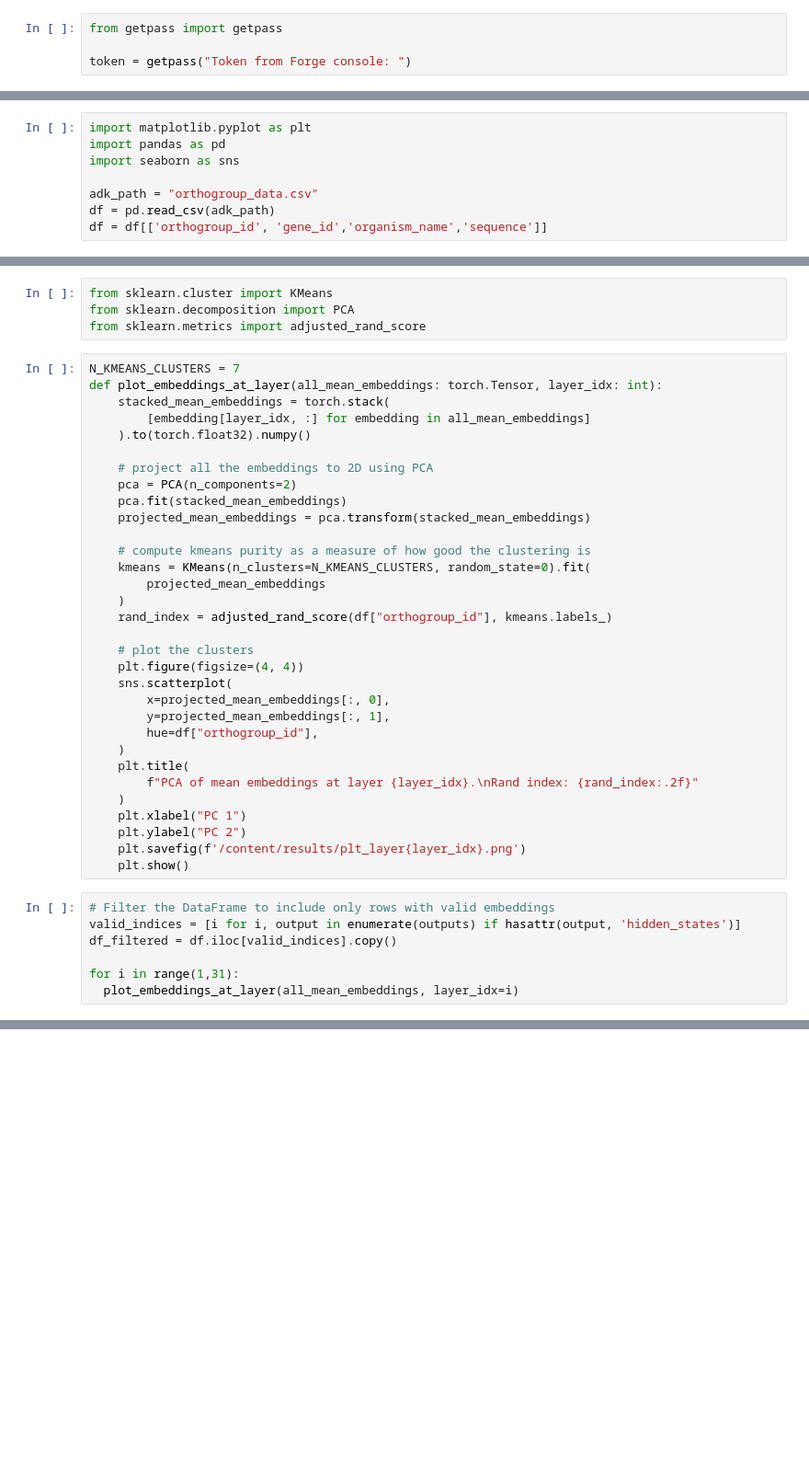
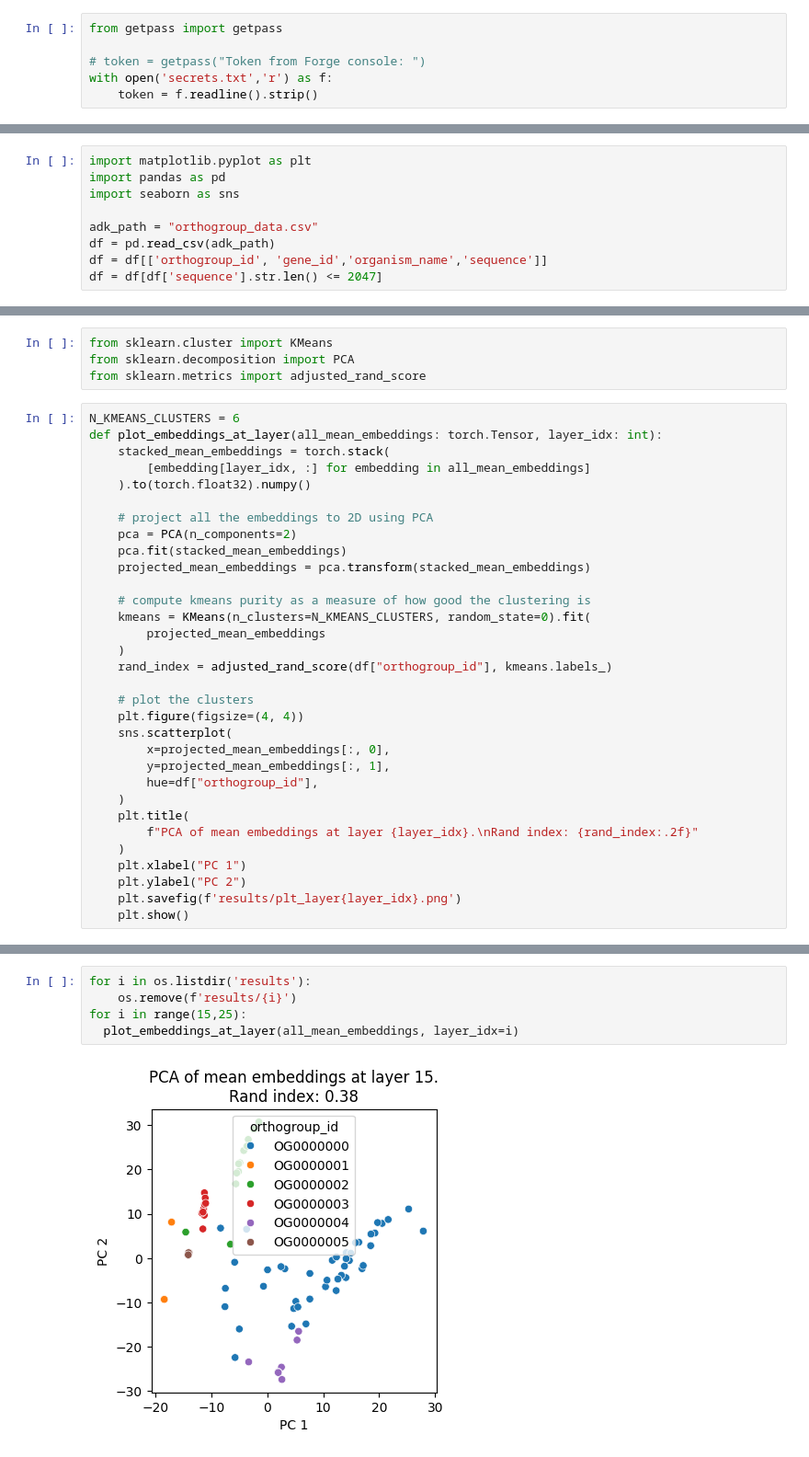
Before and after one commit to imsuraj675/EvoCluster, a Jupyter notebook: OrthoFinder_(Major_Project).ipynb, the cells around one changed output, grey strips where cells are left out. Shown at 92% size. Saved outputs shown, nothing was run; the diff lists cells and outputs as text; blank space fills up the shorter version.

```diff
--- a/OrthoFinder_(Major_Project).ipynb
+++ b/OrthoFinder_(Major_Project).ipynb
@@ -237,7 +237,9 @@ DataFrame head:
 # %%
 from getpass import getpass
 
-token = getpass("Token from Forge console: ")
+# token = getpass("Token from Forge console: ")
+with open('secrets.txt','r') as f:
+    token = f.readline().strip()
 # %%
 from esm.sdk import client
 
@@ -294,5 +296,6 @@ import seaborn as sns
 adk_path = "orthogroup_data.csv"
 df = pd.read_csv(adk_path)
 df = df[['orthogroup_id', 'gene_id','organism_name','sequence']]
+df = df[df['sequence'].str.len() <= 2047]
 # %%
 outputs = batch_embed(model, df["sequence"].tolist())
@@ -338,7 +313,7 @@ from sklearn.cluster import KMeans
 from sklearn.decomposition import PCA
 from sklearn.metrics import adjusted_rand_score
 # %%
-N_KMEANS_CLUSTERS = 7
+N_KMEANS_CLUSTERS = 6
 def plot_embeddings_at_layer(all_mean_embeddings: torch.Tensor, layer_idx: int):
     stacked_mean_embeddings = torch.stack(
         [embedding[layer_idx, :] for embedding in all_mean_embeddings]
@@ -367,12 +342,5 @@ def plot_embeddings_at_layer(all_mean_embeddings: torch.Tensor, layer_idx: int):
     )
     plt.xlabel("PC 1")
     plt.ylabel("PC 2")
-    plt.savefig(f'/content/results/plt_layer{layer_idx}.png')
+    plt.savefig(f'results/plt_layer{layer_idx}.png')
     plt.show()
-# %%
-# Filter the DataFrame to include only rows with valid embeddings
-valid_indices = [i for i, output in enumerate(outputs) if hasattr(output, 'hidden_states')]
-df_filtered = df.iloc[valid_indices].copy()
-
-for i in range(1,31):
-  plot_embeddings_at_layer(all_mean_embeddings, layer_idx=i)
@@ -380,0 +347,7 @@ IndexError: positional indexers are out-of-bounds
+# %%
+for i in os.listdir('results'):
+    os.remove(f'results/{i}')
+for i in range(15,25):
+  plot_embeddings_at_layer(all_mean_embeddings, layer_idx=i)
+# %% [output]
+[figure, added]
```
Also changed, not shown: parts of 4 cells of this notebook, 15 other files.
